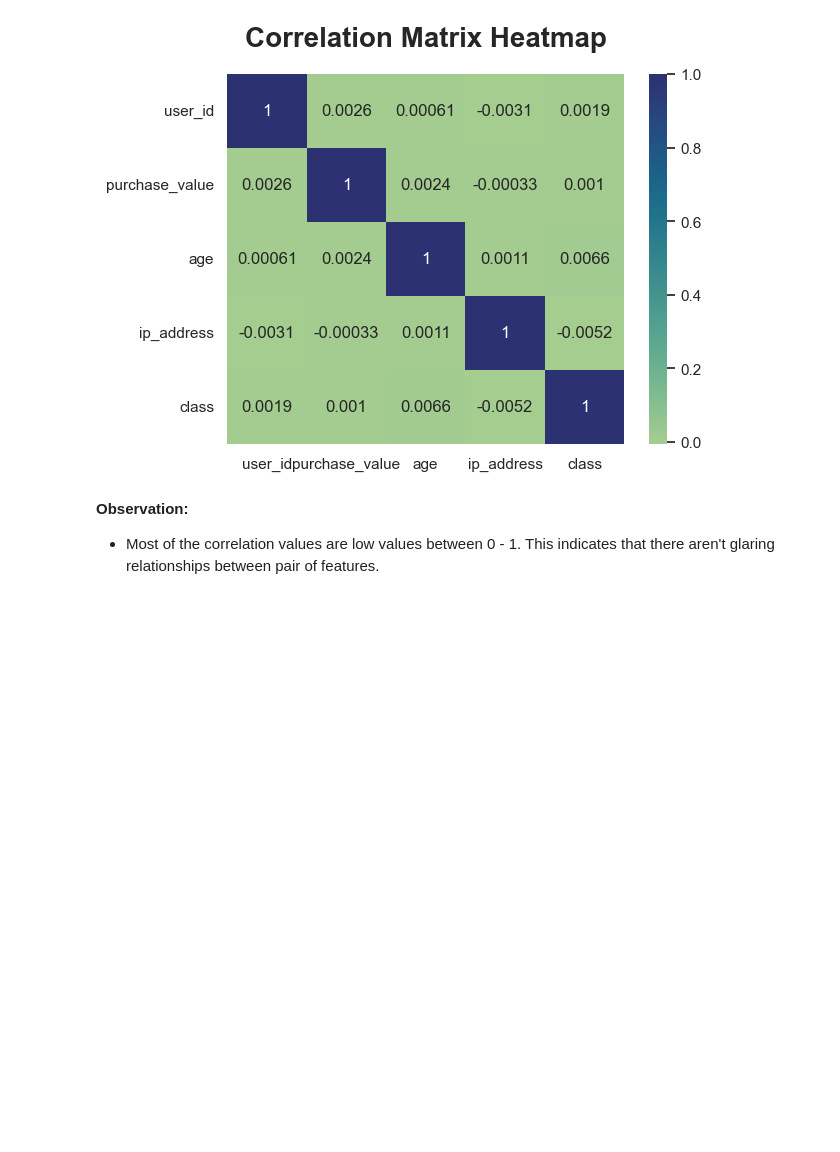
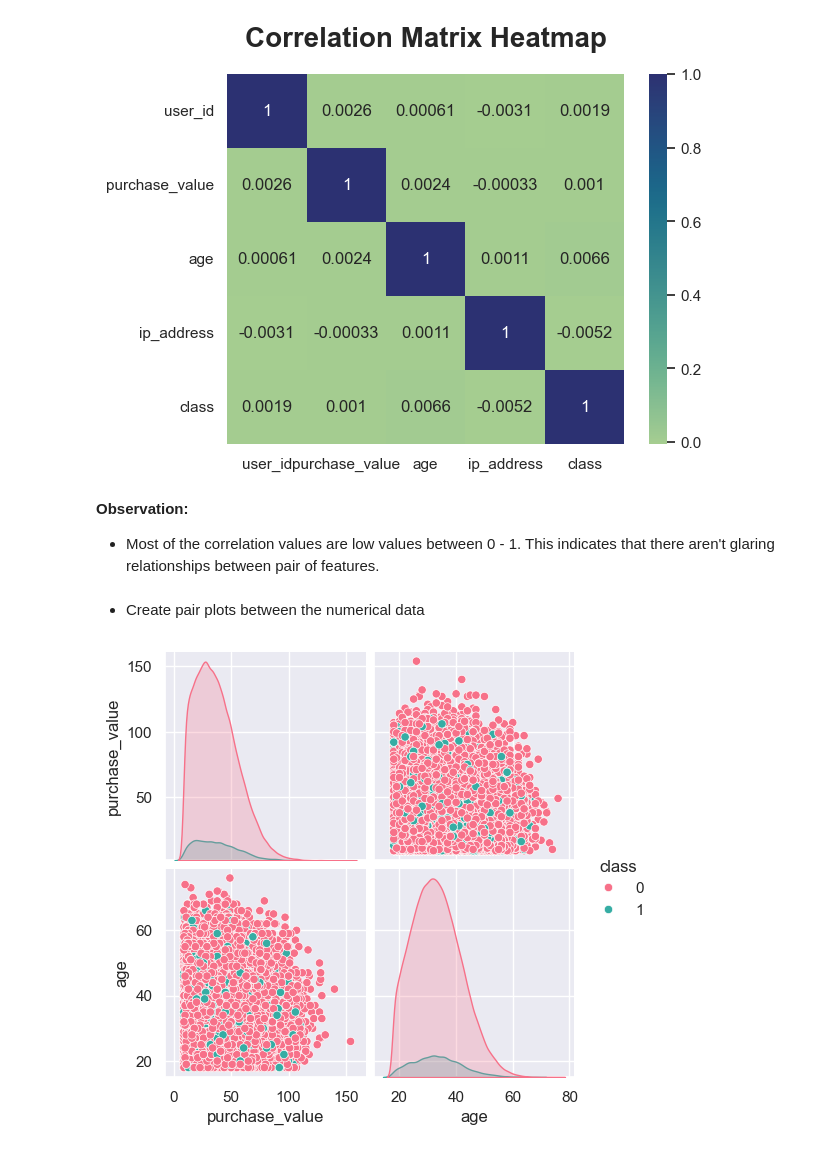
Before and after one commit to WildCayote/Adey-Innovations-Fraud-Detection, a Jupyter notebook: notebooks/exploratory_data_analysis.ipynb, the cells around one changed output. Saved outputs shown, nothing was run; the diff lists cells and outputs as text; code cells hidden in the pictures; blank space fills up the shorter version.

```diff
--- a/notebooks/exploratory_data_analysis.ipynb
+++ b/notebooks/exploratory_data_analysis.ipynb
@@ -161,3 +161,9 @@ eda_analyzer.correlation_analysis()
 **Observation:**
 
 - Most of the correlation values are low values between 0 - 1. This indicates that there aren't glaring relationships between pair of features.
+# %% [markdown]
+- Create pair plots between the numerical data
+# %%
+eda_analyzer.pair_plot()
+# %% [output]
+[figure, added]
```
Also changed, not shown: parts of 1 cell of this notebook.
